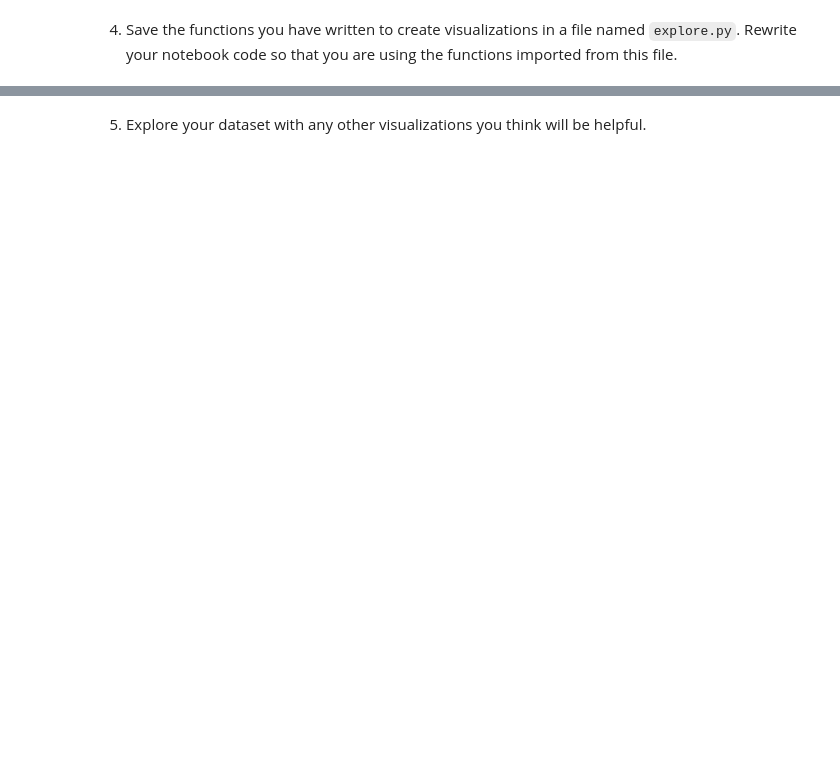
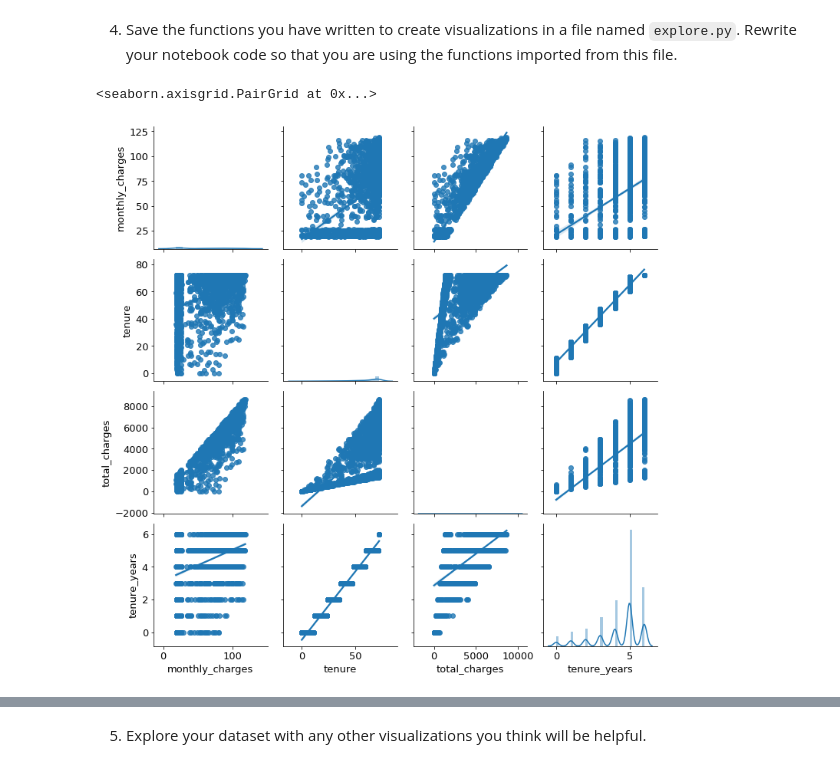
Before and after one commit to Brandon-Martinez27/regression-exercises, a Jupyter notebook: explore_telco.ipynb, the cells around one changed output, grey strips where cells are left out. Drawn from its saved outputs; the diff is of its cells as text; code cells hidden in the pictures; blank space fills up the shorter version.

```diff
--- a/explore_telco.ipynb
+++ b/explore_telco.ipynb
@@ -41,0 +81,5 @@ def plot_variable_pairs(df):
+# %%
+explore.plot_variable_pairs(df)
+# %% [output]
+<seaborn.axisgrid.PairGrid at 0x...>
+[figure, added]
```
Also changed, not shown: parts of 26 cells of this notebook, 1 other file.
